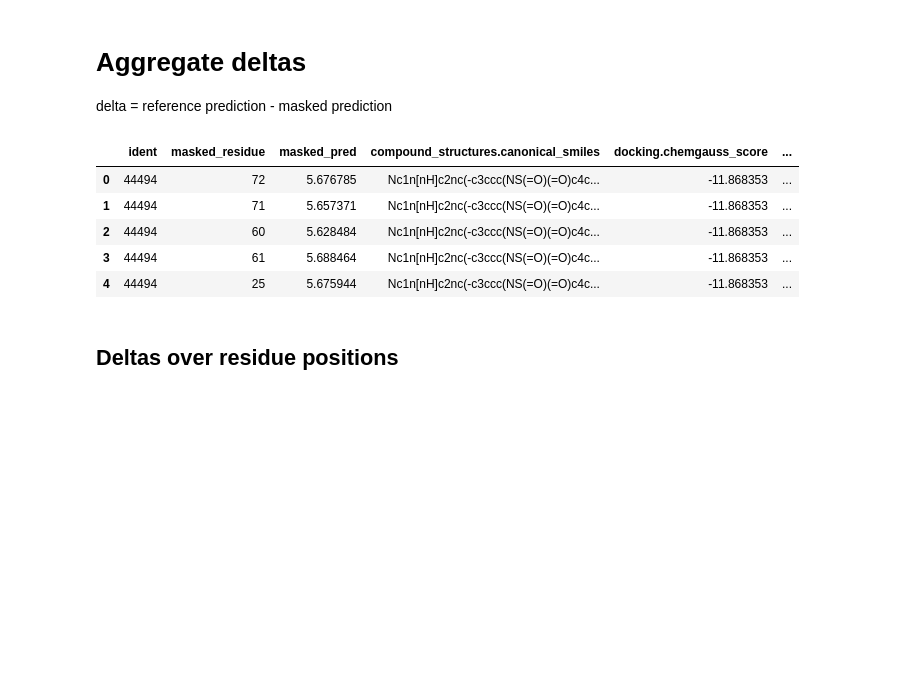
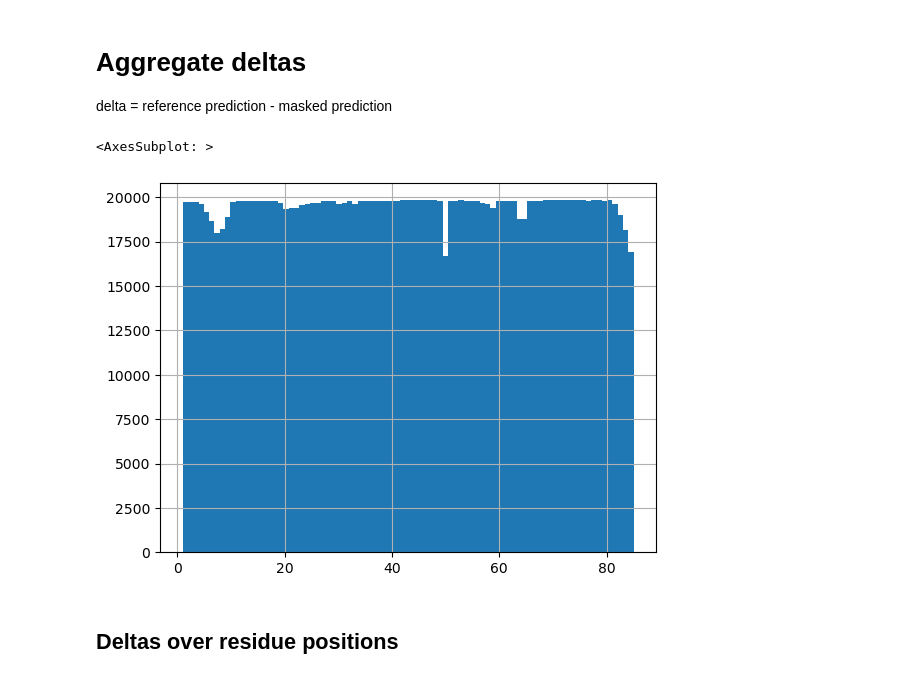
Before and after one commit to volkamerlab/kinodata-3D-affinity-prediction, a Jupyter notebook: examples/Residue Masking.ipynb, the cells around one changed output. Drawn from its saved outputs; the diff is of its cells as text; code cells hidden in the pictures; blank space fills up the shorter version.

```diff
--- a/examples/Residue Masking.ipynb
+++ b/examples/Residue Masking.ipynb
@@ -27,15 +29,13 @@ res_elim = res_elim[res_elim['activities.activity_id'].isin(ids[ids['masked_pred
 # %%
 res_elim = pd.read_csv('res_elim_new.csv', index_col=False)
+# %%
+res_elim['masked_residue'].hist(bins=85)
+# %% [output]
+<AxesSubplot: >
+[figure, added]
 # %%
-df = pd.read_csv('../data/snack_box.csv')
-df.head()
+# df = pd.read_csv('../data/snack_box.csv')
+# df.head()
-# %% [output]
-|  | ident | masked_residue | masked_pred | compound_structures.canonical_smiles | docking.chemgauss_score | ... |
-| 0 | 44494 | 72 | 5.676785 | Nc1n[nH]c2nc(-c3ccc(NS(=O)(=O)c4c... | -11.868353 | ... |
-| 1 | 44494 | 71 | 5.657371 | Nc1n[nH]c2nc(-c3ccc(NS(=O)(=O)c4c... | -11.868353 | ... |
-| 2 | 44494 | 60 | 5.628484 | Nc1n[nH]c2nc(-c3ccc(NS(=O)(=O)c4c... | -11.868353 | ... |
-| 3 | 44494 | 61 | 5.688464 | Nc1n[nH]c2nc(-c3ccc(NS(=O)(=O)c4c... | -11.868353 | ... |
-| 4 | 44494 | 25 | 5.675944 | Nc1n[nH]c2nc(-c3ccc(NS(=O)(=O)c4c... | -11.868353 | ... |
 # %%
 # res_elim['rescode'] = [SeqUtils.IUPACData.protein_letters_3to1[a + b] for a, b in zip(res_elim['resname'].str[0].values, res_elim['resname'].str.lower().str[1:].values)]
 # %%
```
Also changed, not shown: parts of 40 cells of this notebook, 2 other files.
